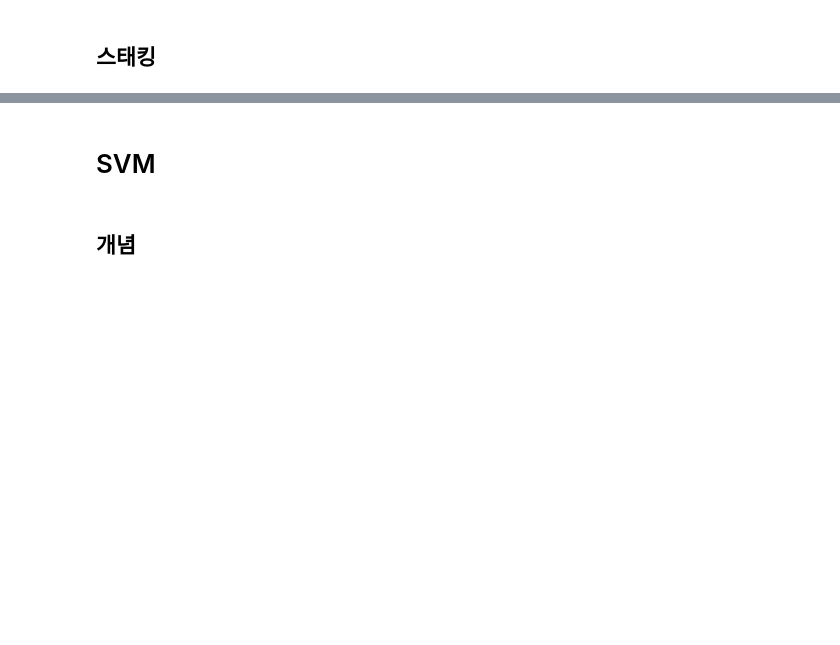
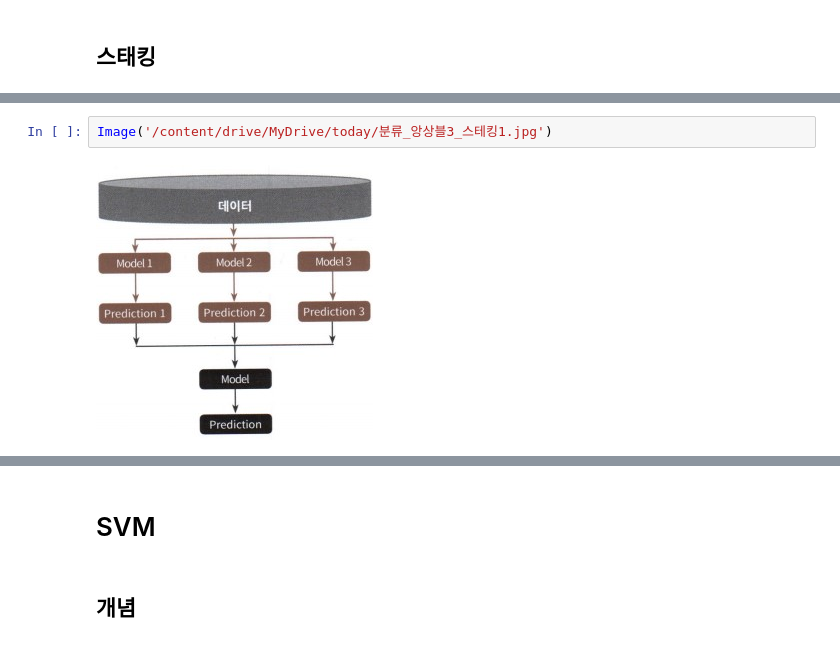
Before and after one commit to JaehonxKIM/StudyMechineLearning, a Jupyter notebook: 머신러닝 개요/5_머신러닝_지도학습_분류_주요알고리즘.ipynb, the cells around one changed output, grey strips where cells are left out. Cells and saved outputs as stored; diff of their text form; blank space fills up the shorter version.

```diff
--- a/머신러닝 개요/5_머신러닝_지도학습_분류_주요알고리즘.ipynb
+++ b/머신러닝 개요/5_머신러닝_지도학습_분류_주요알고리즘.ipynb
@@ -984,0 +1258,4 @@ dtest  = xgb.DMatrix(data = X_train, label = y_train)
+# %%
+Image('/content/drive/MyDrive/today/분류_앙상블3_스테킹1.jpg')
+# %% [output]
+[figure, added]
```
Also changed, not shown: parts of 84 cells of this notebook, 4 other files.
